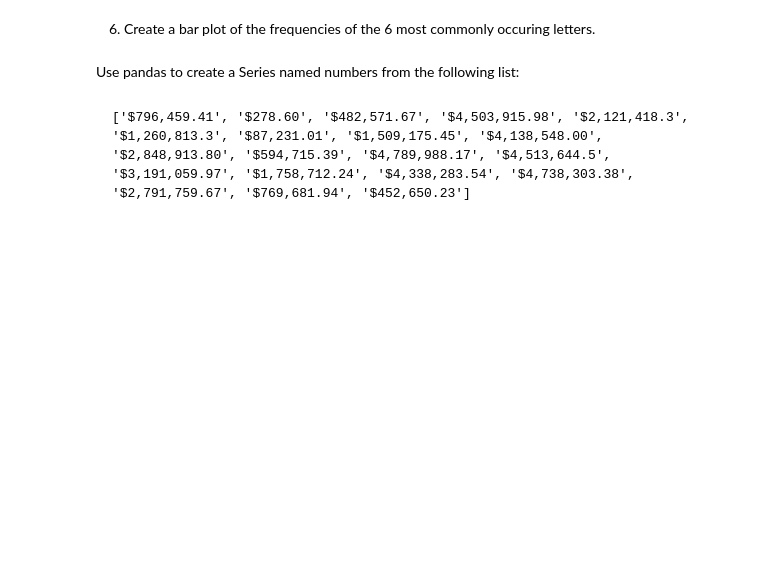
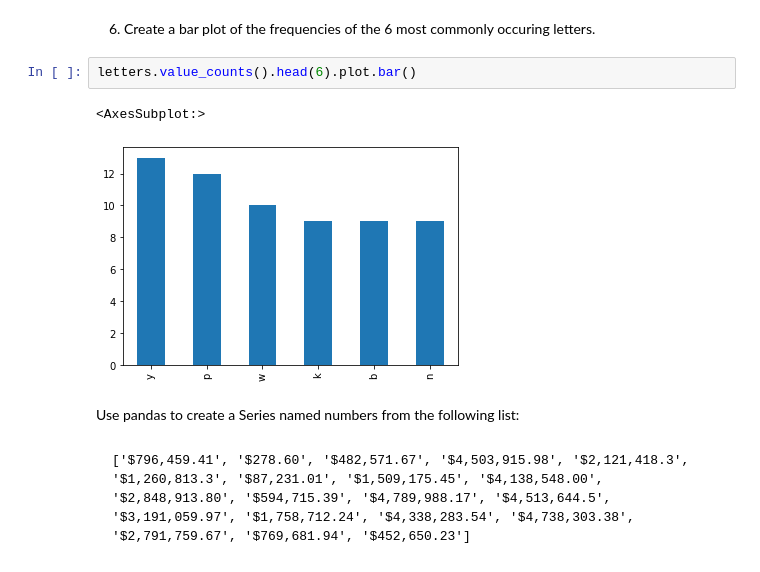
Before and after one commit to chloerwhitaker/numpy-pandas-visualization-exercises, a Jupyter notebook: pandas_series.ipynb, the cells around one changed output. Saved outputs shown, nothing was run; the diff lists cells and outputs as text; blank space fills up the shorter version.

```diff
--- a/pandas_series.ipynb
+++ b/pandas_series.ipynb
@@ -305,5 +407,10 @@ Use pandas to create a Series named letters from the following string:
 # %% [markdown]
 6. Create a bar plot of the frequencies of the 6 most commonly occuring letters.
+# %%
+letters.value_counts().head(6).plot.bar()
+# %% [output]
+<AxesSubplot:>
+[figure, added]
 # %% [markdown]
 Use pandas to create a Series named numbers from the following list:
 # %% [markdown]
```
Also changed, not shown: parts of 47 cells of this notebook.
